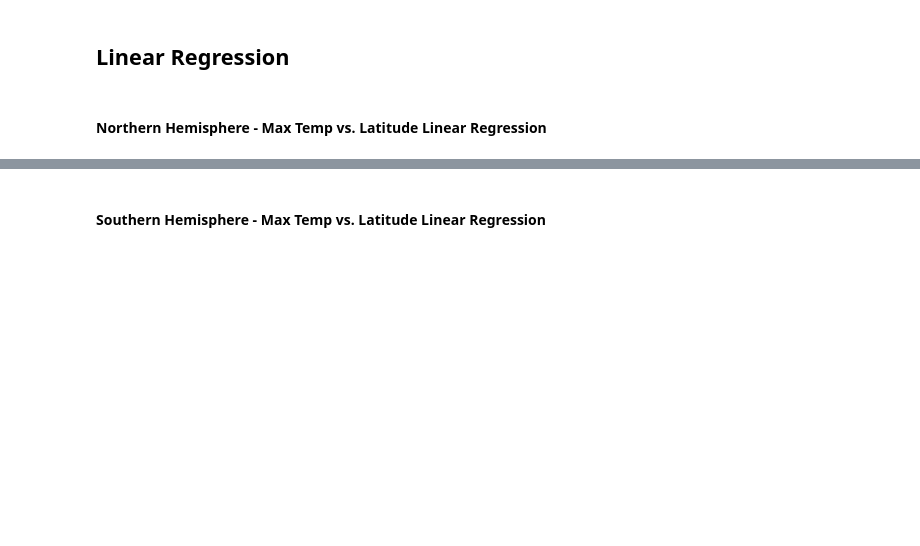
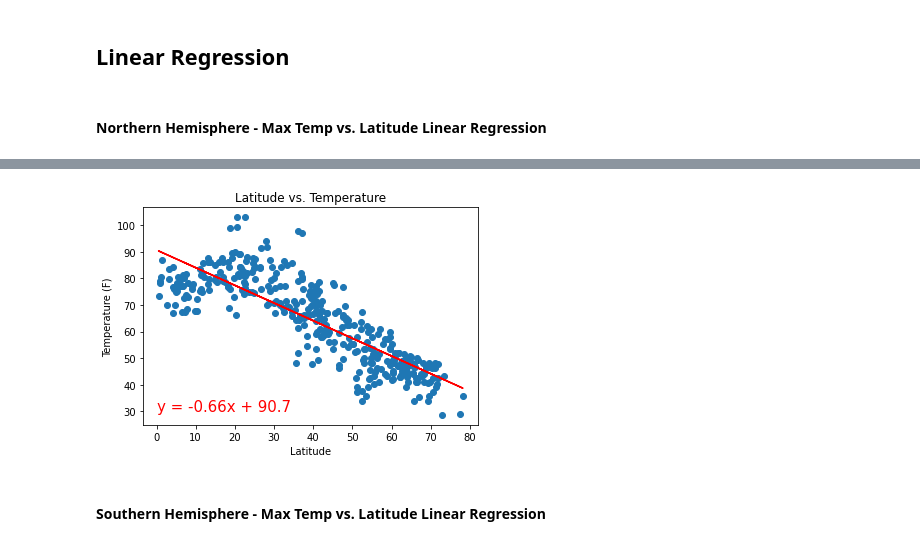
Before and after one commit to BNY-Lemon/python-api-challenge, a Jupyter notebook: WeatherPy/WeatherPy.ipynb, the cells around one changed output, grey strips where cells are left out. Cells and saved outputs as stored; diff of their text form; code cells hidden in the pictures; blank space fills up the shorter version.

```diff
--- a/WeatherPy/WeatherPy.ipynb
+++ b/WeatherPy/WeatherPy.ipynb
@@ -190,2 +223,13 @@ The r-value is: 0.46937863826630627
+# %%
+north_hemi = city_api_df[city_api_df["Latitude"] > 0]
+x_values_p = north_hemi["Latitude"]
+y_values_p = north_hemi["Temperature (F)"]
+title_p = "Latitude vs. Temperature"
+x_label_p = "Latitude"
+y_label_p = "Temperature (F)"
+text_coordinates_p = (0,30)
+plot_linear_regression(x_values_p, y_values_p, title_p, x_label_p, y_label_p, text_coordinates_p)
+# %% [output]
+[figure, added]
 # %% [markdown]
 ####  Southern Hemisphere - Max Temp vs. Latitude Linear Regression
```
Also changed, not shown: parts of 29 cells of this notebook, 1 other file.
